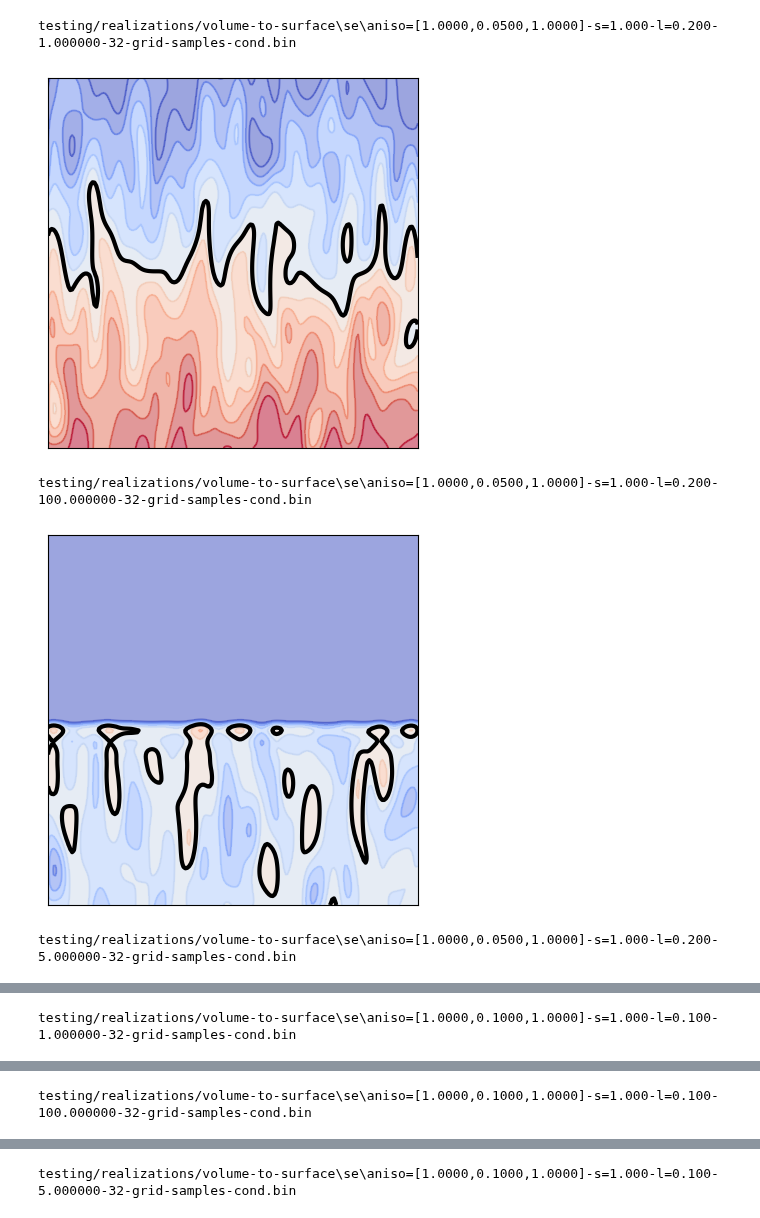
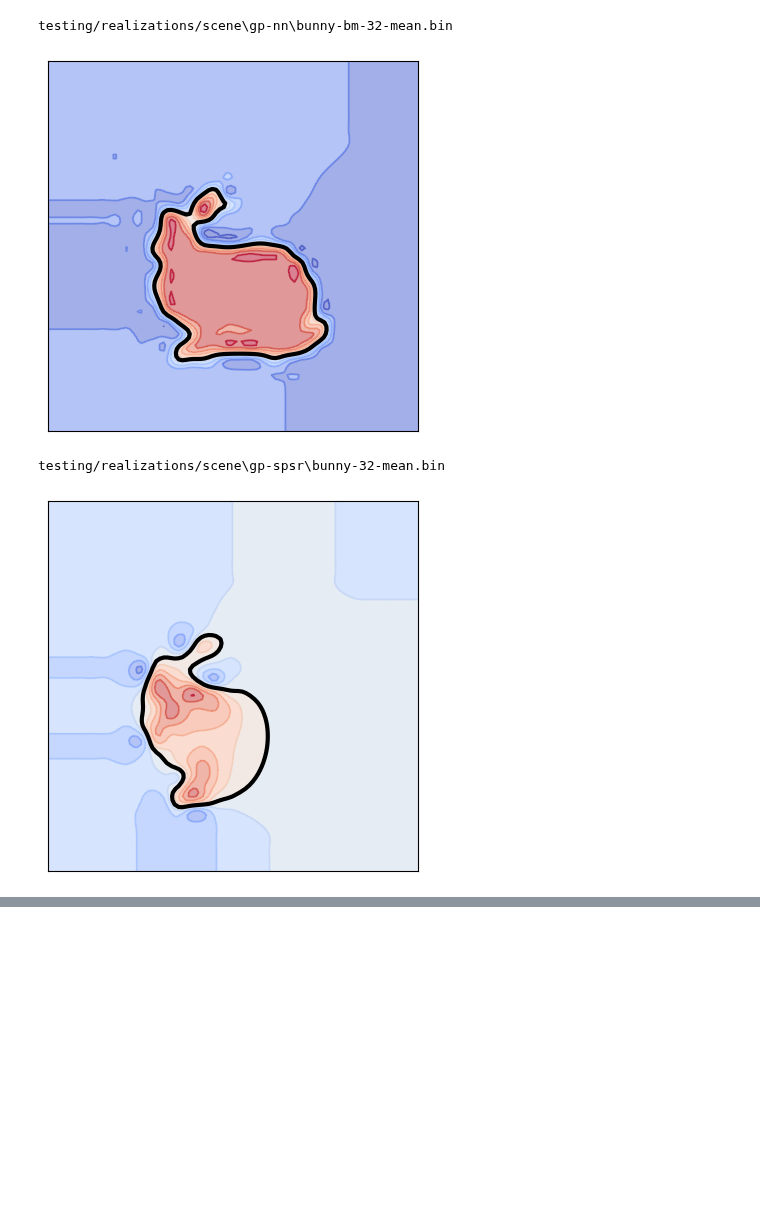
Before and after one commit to daseyb/tungsten, a Jupyter notebook: data/side-view-vis.ipynb, the cells around one changed output, grey strips where cells are left out. Saved outputs shown, nothing was run; the diff lists cells and outputs as text; code cells hidden in the pictures; blank space fills up the shorter version.

```diff
--- a/data/side-view-vis.ipynb
+++ b/data/side-view-vis.ipynb
@@ -23,43 +23,42 @@ def plot_realization(file):
     interp = RegularGridInterpolator((vxs,vxs), realization, method="cubic")
 
 
-    xs = np.linspace(-10, 10, 200)
+    xs = np.linspace(-10, 10, 100)
     xx, yy = np.meshgrid(xs,xs)
 
     interp_real = interp((xx,yy))
 
     minv = realization.min()
     maxv = realization.max()
 
-    max_extend = 5 #np.maximum(np.abs(minv), np.abs(maxv))
+    max_extend = np.maximum(np.abs(minv), np.abs(maxv))
 
     levels = np.concatenate(([-1000], np.linspace(-max_extend, max_extend, 11), [1000]))
 
     cs = plt.contour(xx, yy, interp_real, vmin=-max_extend, vmax=max_extend, alpha=0.5, levels= levels, cmap="coolwarm")
 
     plt.contour(xx, yy, interp_real, alpha=1, levels = [0], linewidths=3, colors="black")
 
 
     plt.contourf(xx, yy, interp_real, vmin=-max_extend, vmax=max_extend, levels=levels, alpha=0.5, cmap="coolwarm")
     plt.gca().set_aspect("equal")
     plt.yticks([])
     plt.xticks([])
 
     #plt.title(file[10:-8])
 
     #print(os.path.join("side-view-plots",os.path.split(file)[0]))
     dir = os.path.join("plots",os.path.split(file)[0])
     os.makedirs(dir, exist_ok=True)
     plt.savefig(os.path.join(dir, os.path.basename(file)[:-3] + "png"), dpi=300)
     plt.show()
 
 
-for file in glob.glob("testing/realizations/volume-to-surface/*/*32*.bin"):
+for file in glob.glob("testing/realizations/scene/*/*32*mean.bin"):
     print(file)
     plot_realization(file)
 # %% [output]
-testing/realizations/volume-to-surface\se\aniso=[1.0000,0.0500,1.0000]-s=1.000-l=0.200-1.000000-32-grid-samples-cond.bin
+testing/realizations/scene\gp-nn\bunny-bm-32-mean.bin
-[figure, old version]
+[figure, new version]
-testing/realizations/volume-to-surface\se\aniso=[1.0000,0.0500,1.0000]-s=1.000-l=0.200-100.000000-32-grid-samples-cond.bin
+testing/realizations/scene\gp-spsr\bunny-32-mean.bin
-[figure, old version]
+[figure, new version]
-testing/realizations/volume-to-surface\se\aniso=[1.0000,0.0500,1.0000]-s=1.000-l=0.200-5.000000-32-grid-samples-cond.bin
@@ -67 +64,0 @@ testing/realizations/volume-to-surface\se\aniso=[1.0000,0.0500,1.0000]-s=1.000-l
-testing/realizations/volume-to-surface\se\aniso=[1.0000,0.1000,1.0000]-s=1.000-l=0.100-1.000000-32-grid-samples-cond.bin
@@ -69 +64,0 @@ testing/realizations/volume-to-surface\se\aniso=[1.0000,0.1000,1.0000]-s=1.000-l
-testing/realizations/volume-to-surface\se\aniso=[1.0000,0.1000,1.0000]-s=1.000-l=0.100-100.000000-32-grid-samples-cond.bin
@@ -71 +64,0 @@ testing/realizations/volume-to-surface\se\aniso=[1.0000,0.1000,1.0000]-s=1.000-l
-testing/realizations/volume-to-surface\se\aniso=[1.0000,0.1000,1.0000]-s=1.000-l=0.100-5.000000-32-grid-samples-cond.bin
```
Also changed, not shown: parts of 1 cell of this notebook, 15 other files.
